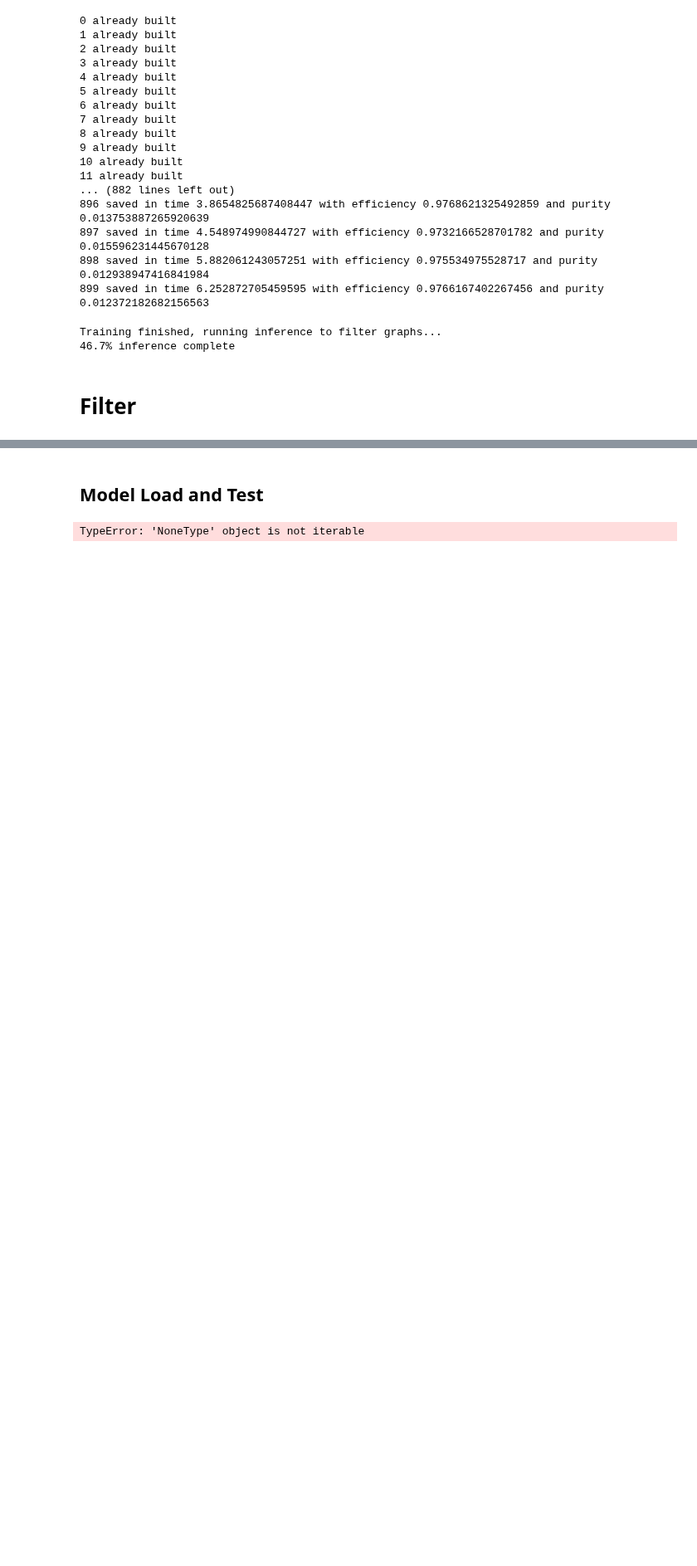
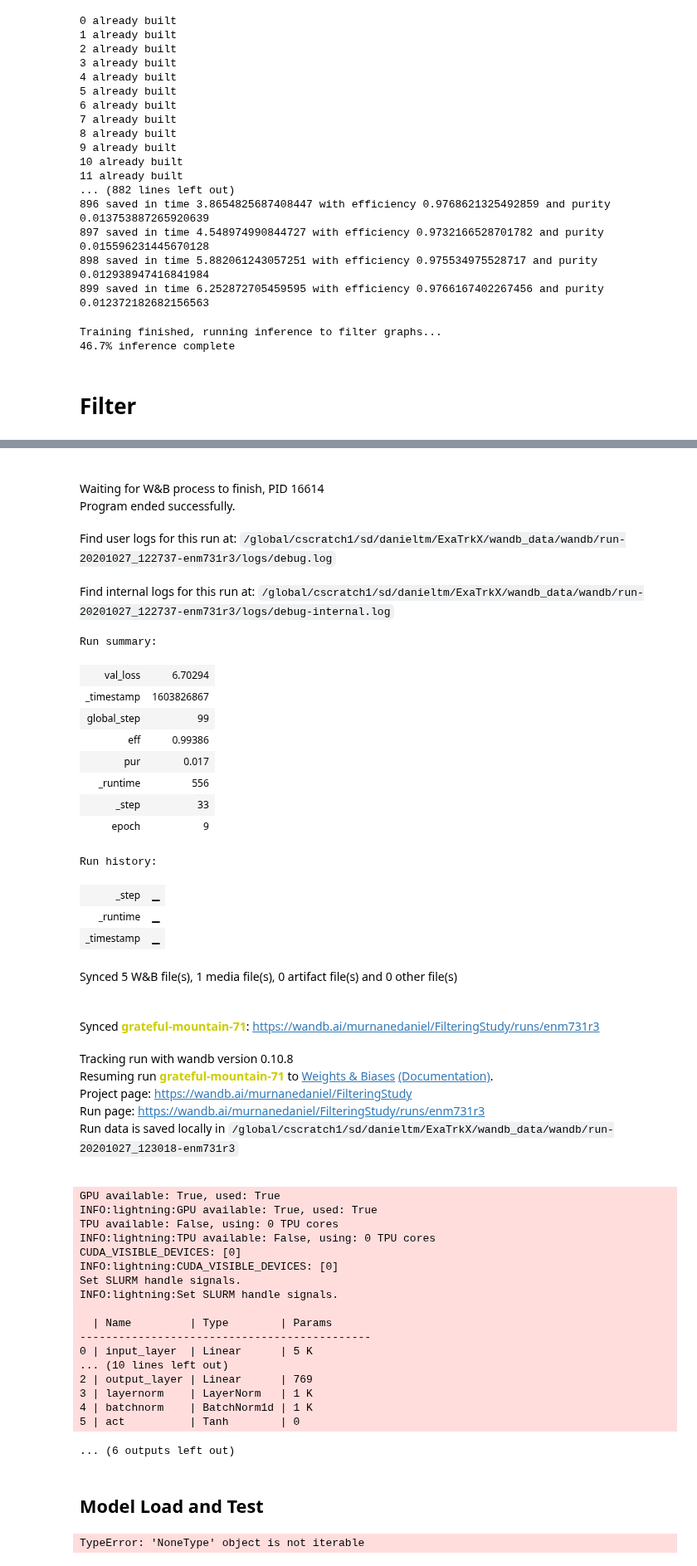
Before and after one commit to HSF-reco-and-software-triggers/Tracking-ML-Exa.TrkX, a Jupyter notebook: src/Pipelines/Examples/dev/testing.ipynb, the cells around one changed output, grey strips where cells are left out. Shown at 83% size. Cells and saved outputs as stored; diff of their text form; code cells hidden in the pictures; blank space fills up the shorter version.

```diff
--- a/src/Pipelines/Examples/dev/testing.ipynb
+++ b/src/Pipelines/Examples/dev/testing.ipynb
@@ -554,5 +551,3 @@ Training finished, running inference to filter graphs...
 # %%
-with open("LightningModules/Filter/train_filter.yaml") as f:
-    config = yaml.load(f, Loader=yaml.FullLoader)
+with open("../pipeline.yaml") as f:
+    pipeline_config = yaml.load(f, Loader=yaml.FullLoader)
-# %%
-model = VanillaFilter(config)
@@ -566,2 +553,0 @@ wandb_logger = WandbLogger(project="FilteringStudy", group="LayerlessEndcaps", l
-# %%
-trainer = pl.Trainer(max_epochs = config['max_epochs'], gpus=1, logger=wandb_logger, callbacks=stringlist_to_classes(config["callbacks"]))
@@ -594,0 +554,22 @@ Set SLURM handle signals.
+# %%
+for stage in pipeline_config["model_list"]:
+
+    # Set resume_id if it is given, else it is None and new model is built
+    resume_id = get_resume_id(stage)
+
+    # Get config file, from given location OR from ckpnt
+    model_config = load_config(stage, resume_id)
+
+    # Define a logger (default: Weights & Biases)
+    logger = get_logger(model_config, resume_id)
+
+#     # Load the model and configuration file for this stage
+    model_class = build_model(stage)
+    model = model_class(model_config)
+
+#     # Load the trainer, handling any resume conditions
+    trainer = build_trainer(model_config, logger, resume_id)
+
+    trainer.fit(model)
+    trainer.test()
+# %% [output]
@@ -595,3 +577,45 @@ Set SLURM handle signals.
+Waiting for W&B process to finish, PID 16614
+Program ended successfully.
+Find user logs for this run at: /global/cscratch1/sd/danieltm/ExaTrkX/wandb_data/wandb/run-20201027_122737-enm731r3/logs/debug.log
+Find internal logs for this run at: /global/cscratch1/sd/danieltm/ExaTrkX/wandb_data/wandb/run-20201027_122737-enm731r3/logs/debug-internal.log
+Run summary:
+| val_loss | 6.70294 |
+| _timestamp | 1603826867 |
+| global_step | 99 |
+| eff | 0.99386 |
+| pur | 0.017 |
+| _runtime | 556 |
+| _step | 33 |
+| epoch | 9 |
+Run history:
+| _step | ▁ |
+| _runtime | ▁ |
+| _timestamp | ▁ |
+Synced 5 W&B file(s), 1 media file(s), 0 artifact file(s) and 0 other file(s)
+Synced grateful-mountain-71: https://wandb.ai/murnanedaniel/FilteringStudy/runs/enm731r3
+Tracking run with wandb version 0.10.8
+Resuming run grateful-mountain-71 to Weights & Biases (Documentation).
+Project page: https://wandb.ai/murnanedaniel/FilteringStudy
+Run page: https://wandb.ai/murnanedaniel/FilteringStudy/runs/enm731r3
+Run data is saved locally in /global/cscratch1/sd/danieltm/ExaTrkX/wandb_data/wandb/run-20201027_123018-enm731r3
+GPU available: True, used: True
+INFO:lightning:GPU available: True, used: True
+TPU available: False, using: 0 TPU cores
+INFO:lightning:TPU available: False, using: 0 TPU cores
+CUDA_VISIBLE_DEVICES: [0]
+INFO:lightning:CUDA_VISIBLE_DEVICES: [0]
+Set SLURM handle signals.
+INFO:lightning:Set SLURM handle signals.
+
+  | Name         | Type        | Params
+---------------------------------------------
+0 | input_layer  | Linear      | 5 K
+... (10 lines left out)
+2 | output_layer | Linear      | 769
+3 | layernorm    | LayerNorm   | 1 K
+4 | batchnorm    | BatchNorm1d | 1 K
+5 | act          | Tanh        | 0
+... (6 outputs left out)
 # %% [markdown]
 ## Model Load and Test
 # %%
```
Also changed, not shown: parts of 9 cells of this notebook, 10 other files.
